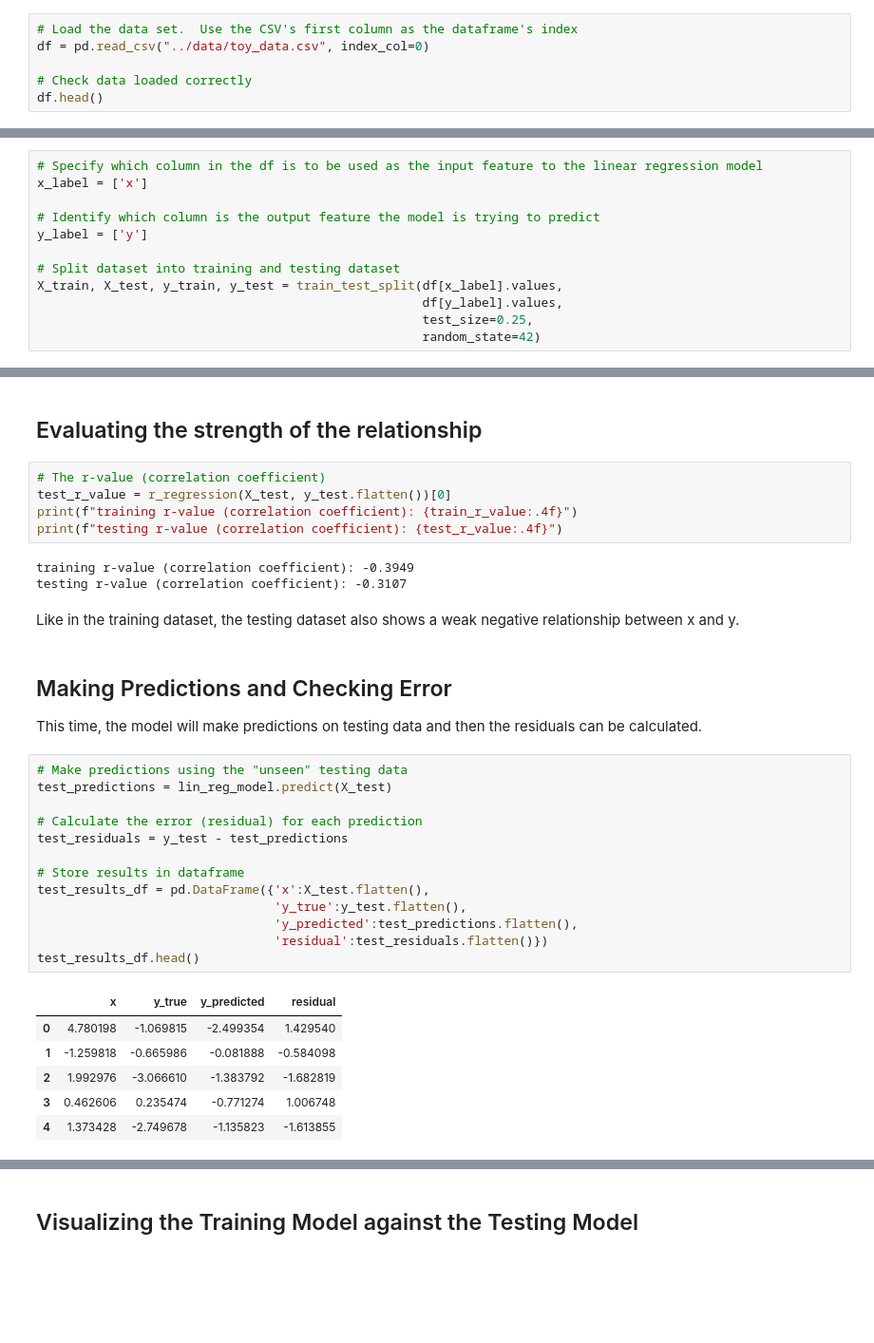
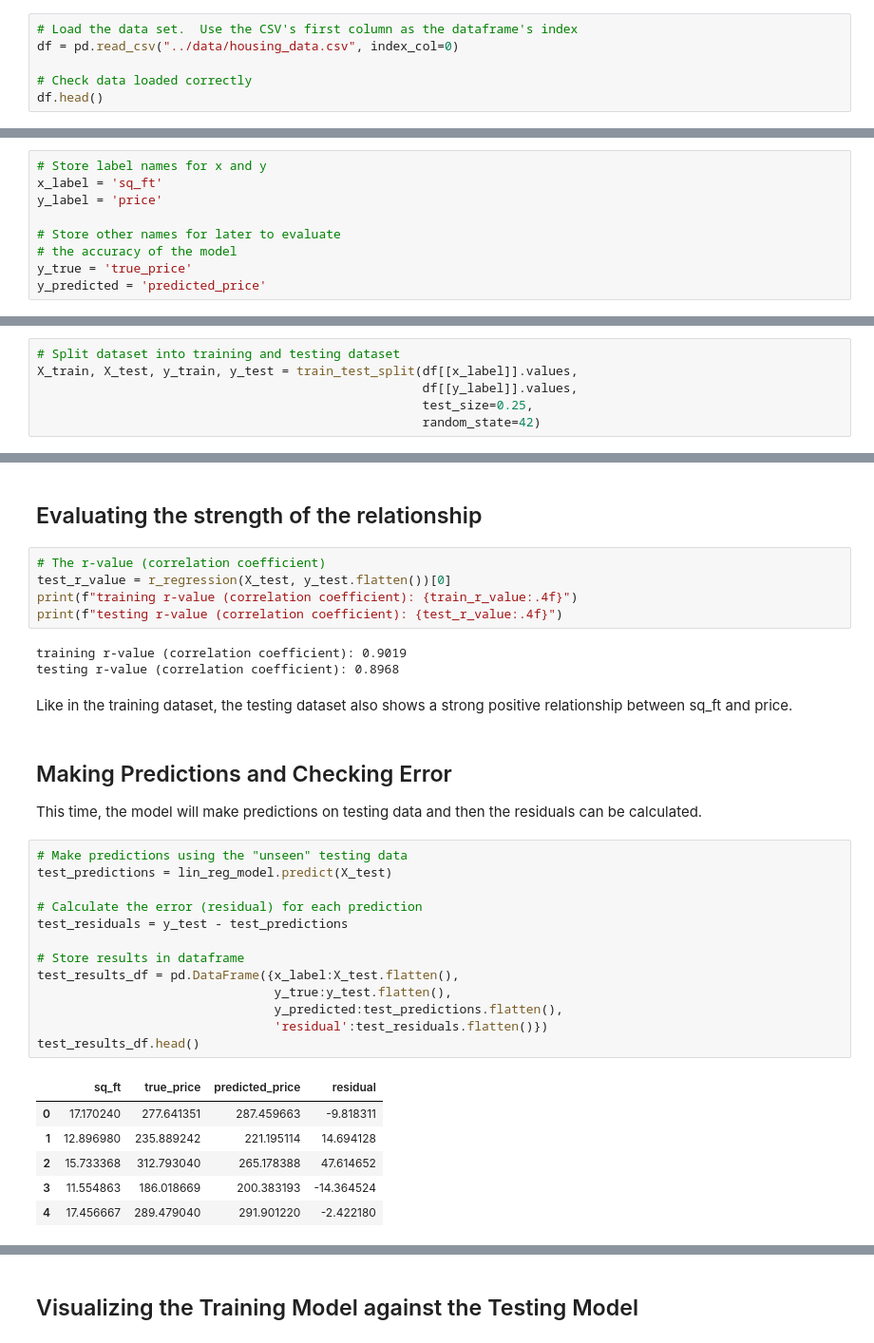
Before and after one commit to papir805/Stanford-ML-Class, a Jupyter notebook: notebooks/linear_regression.ipynb, the cells around one changed output, grey strips where cells are left out. Shown at 95% size. Saved outputs shown, nothing was run; the diff lists cells and outputs as text; blank space fills up the shorter version.

```diff
--- a/notebooks/linear_regression.ipynb
+++ b/notebooks/linear_regression.ipynb
@@ -14,7 +27,7 @@ from sklearn.feature_selection import r_regression
 # Read Data
 # %%
 # Load the data set.  Use the CSV's first column as the dataframe's index
-df = pd.read_csv("../data/toy_data.csv", index_col=0)
+df = pd.read_csv("../data/housing_data.csv", index_col=0)
 
 # Check data loaded correctly
 df.head()
@@ -27,0 +41,9 @@ df.head()
+# %%
+# Store label names for x and y
+x_label = 'sq_ft'
+y_label = 'price'
+
+# Store other names for later to evaluate
+# the accuracy of the model
+y_true = 'true_price'
+y_predicted = 'predicted_price'
@@ -36,12 +85,6 @@ While it would be reasonable to think that the more data points you have when tr
 # %%
-# Specify which column in the df is to be used as the input feature to the linear regression model
-x_label = ['x']
-
-# Identify which column is the output feature the model is trying to predict
-y_label = ['y']
-
 # Split dataset into training and testing dataset
-X_train, X_test, y_train, y_test = train_test_split(df[x_label].values,
-                                                    df[y_label].values,
+X_train, X_test, y_train, y_test = train_test_split(df[[x_label]].values,
+                                                    df[[y_label]].values,
                                                     test_size=0.25,
                                                     random_state=42)
@@ -237,10 +286,10 @@ test_r_value = r_regression(X_test, y_test.flatten())[0]
 print(f"training r-value (correlation coefficient): {train_r_value:.4f}")
 print(f"testing r-value (correlation coefficient): {test_r_value:.4f}")
 # %% [output]
-training r-value (correlation coefficient): -0.3949
-testing r-value (correlation coefficient): -0.3107
+training r-value (correlation coefficient): 0.9019
+testing r-value (correlation coefficient): 0.8968
 # %% [markdown]
-Like in the training dataset, the testing dataset also shows a weak negative relationship between x and y.
+Like in the training dataset, the testing dataset also shows a strong positive relationship between sq_ft and price.
 # %% [markdown]
 ## Making Predictions and Checking Error
 
@@ -248,21 +297,21 @@ This time, the model will make predictions on testing data and then the residual
 # %%
 # Make predictions using the "unseen" testing data
 test_predictions = lin_reg_model.predict(X_test)
 
 # Calculate the error (residual) for each prediction
 test_residuals = y_test - test_predictions
 
 # Store results in dataframe
-test_results_df = pd.DataFrame({'x':X_test.flatten(),
-                                'y_true':y_test.flatten(),
-                                'y_predicted':test_predictions.flatten(),
+test_results_df = pd.DataFrame({x_label:X_test.flatten(),
+                                y_true:y_test.flatten(),
+                                y_predicted:test_predictions.flatten(),
                                 'residual':test_residuals.flatten()})
 test_results_df.head()
 # %% [output]
-|  | x | y_true | y_predicted | residual |
-| 0 | 4.780198 | -1.069815 | -2.499354 | 1.429540 |
-| 1 | -1.259818 | -0.665986 | -0.081888 | -0.584098 |
-| 2 | 1.992976 | -3.066610 | -1.383792 | -1.682819 |
-| 3 | 0.462606 | 0.235474 | -0.771274 | 1.006748 |
-| 4 | 1.373428 | -2.749678 | -1.135823 | -1.613855 |
+|  | sq_ft | true_price | predicted_price | residual |
+| 0 | 17.170240 | 277.641351 | 287.459663 | -9.818311 |
+| 1 | 12.896980 | 235.889242 | 221.195114 | 14.694128 |
+| 2 | 15.733368 | 312.793040 | 265.178388 | 47.614652 |
+| 3 | 11.554863 | 186.018669 | 200.383193 | -14.364524 |
+| 4 | 17.456667 | 289.479040 | 291.901220 | -2.422180 |
 # %% [markdown]
```
Also changed, not shown: parts of 34 cells of this notebook, 4 other files.
